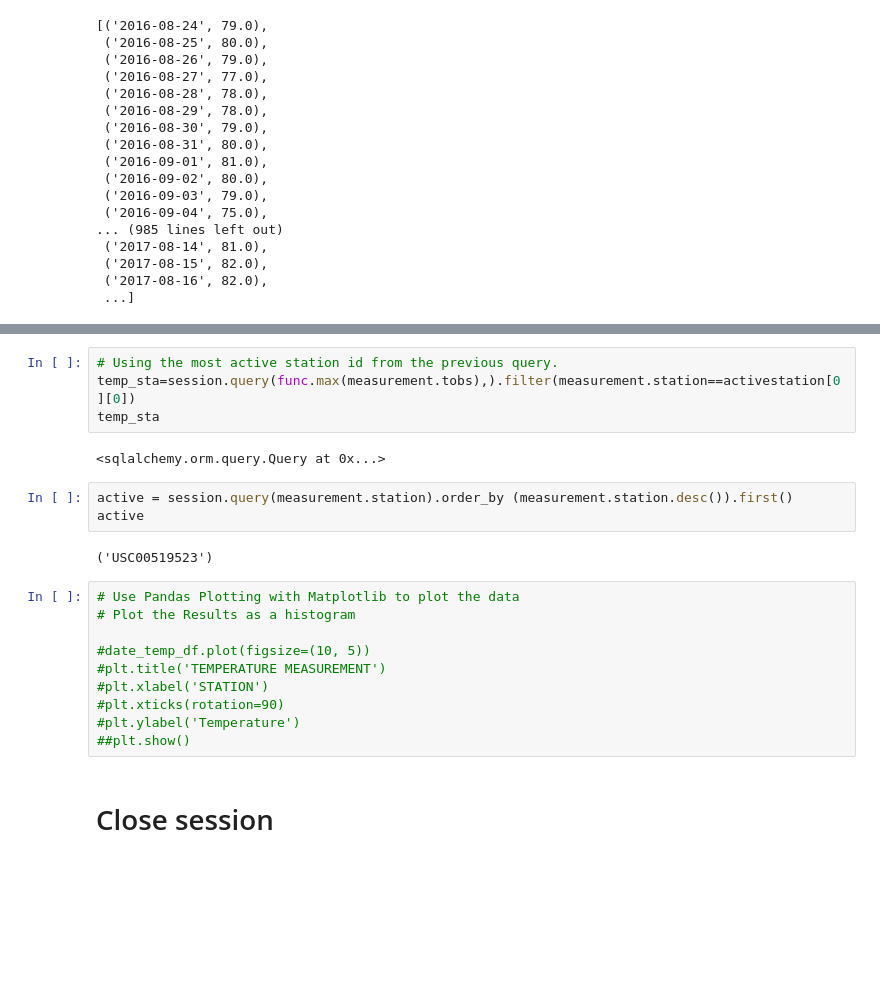
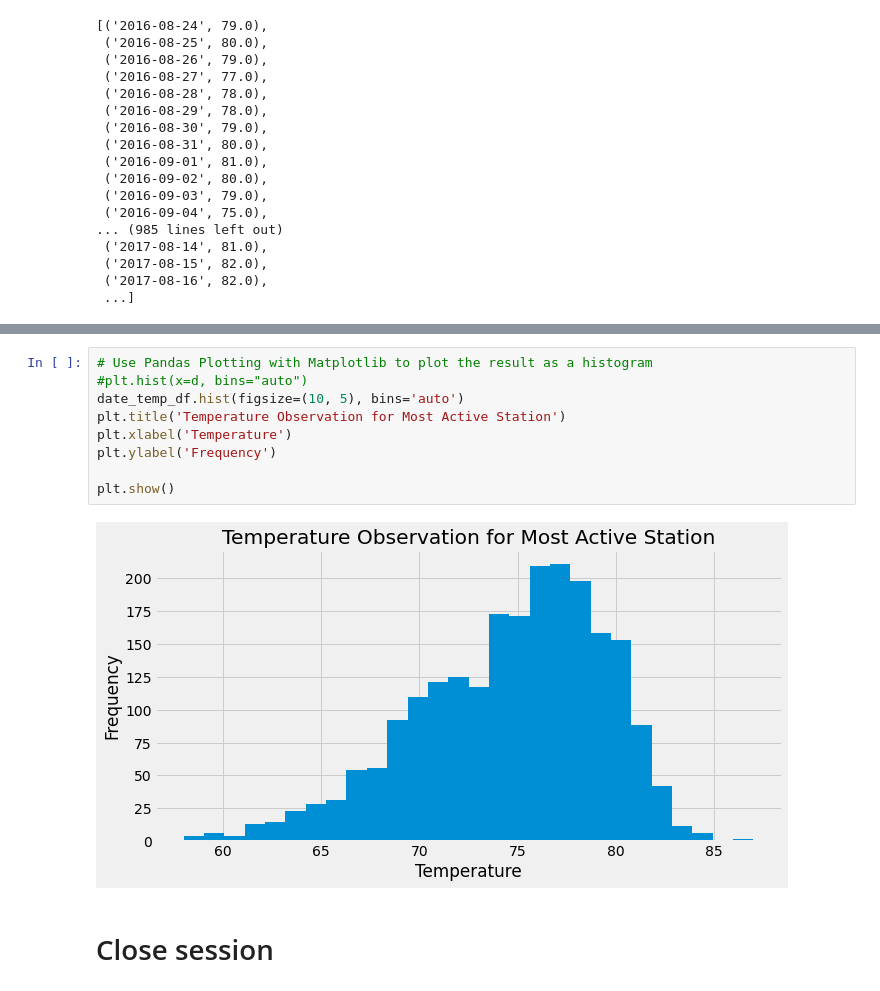
Before and after one commit to dorisakpovwa/Sqlalchemy-challenge, a Jupyter notebook: climate.ipynb, the cells around one changed output, grey strips where cells are left out. Saved outputs shown, nothing was run; the diff lists cells and outputs as text; blank space fills up the shorter version.

Commit message:
added histogram

```diff
--- a/climate.ipynb
+++ b/climate.ipynb
@@ -201,24 +214,14 @@ date_temp_df
-# %%
-# Using the most active station id from the previous query.
-temp_sta=session.query(func.max(measurement.tobs),).filter(measurement.station==activestation[0][0])
-temp_sta
-# %% [output]
-<sqlalchemy.orm.query.Query at 0x...>
-# %%
-active = session.query(measurement.station).order_by (measurement.station.desc()).first()
-active
-# %% [output]
-('USC00519523')
 # %%
-# Use Pandas Plotting with Matplotlib to plot the data
-# Plot the Results as a histogram
+# Use Pandas Plotting with Matplotlib to plot the result as a histogram
+#plt.hist(x=d, bins="auto")
+date_temp_df.hist(figsize=(10, 5), bins='auto')
+plt.title('Temperature Observation for Most Active Station')
+plt.xlabel('Temperature')
+plt.ylabel('Frequency')
 
-#date_temp_df.plot(figsize=(10, 5))
-#plt.title('TEMPERATURE MEASUREMENT')
-#plt.xlabel('STATION')
-#plt.xticks(rotation=90)
-#plt.ylabel('Temperature')
-##plt.show()
+plt.show()
+# %% [output]
+[figure, added]
 # %% [markdown]
 # Close session
 # %%
```
Also changed, not shown: parts of 5 cells of this notebook.
